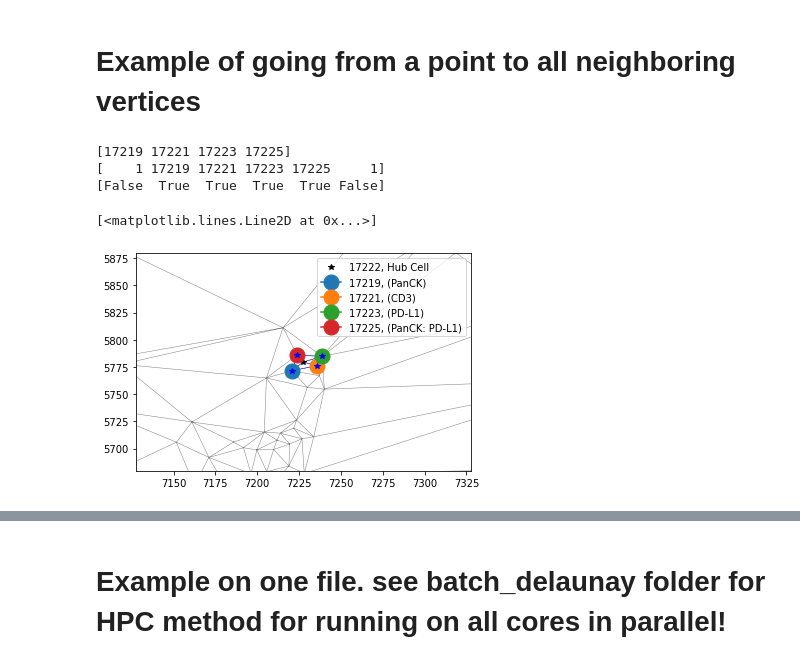
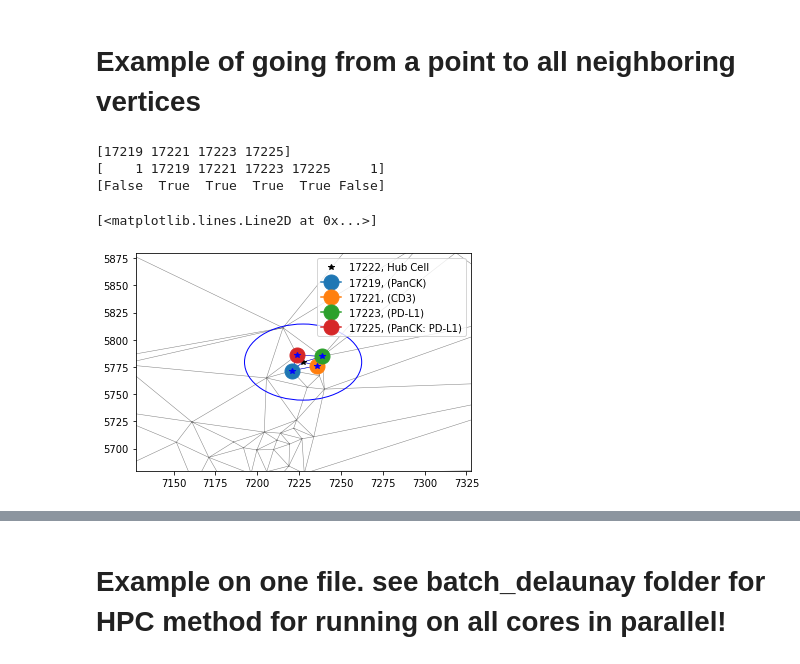
Before and after one commit to KidElectric/inform_vectra_tools, a Jupyter notebook: delaunay/03_qupath_delaunay.ipynb, the cells around one changed output, grey strips where cells are left out. Cells and saved outputs as stored; diff of their text form; code cells hidden in the pictures.

```diff
--- a/delaunay/03_qupath_delaunay.ipynb
+++ b/delaunay/03_qupath_delaunay.ipynb
@@ -166,12 +180,15 @@ multi_label_types = {# T-Cell definitions
                     }
 # %%
-df = vecUtils.vectra_if_types_to_cell_types(df,
+df = vecUtils.vectra_if_types_to_cell_types(df.copy(),
                                  multi_label_dict= multi_label_types,
                                  col_dict={'tissue_col': 'Parent',
                                             'cell_col': 'Class',
                                             'cell_x_pos' : 'Centroid X µm',
                                             'cell_y_pos' : 'Centroid Y µm'},
-                                 verbose = True
+                                 verbose = True,
+                                 type_adds_tissue = True,
+                                 exclusive = False,
+                                 output_cell_type_col = 'cell_type',
                                 )
 df.cell_type.unique()
 # %% [output]
@@ -316,7 +354,6 @@ plt.show()
 # %% [markdown]
 # Example of going from a point to all neighboring vertices
 # %%
-
 vert = 17222
 plt.plot(tri.points[vert,0],tri.points[vert,1],'k*',
         label='%d, Hub Cell' % vert)
@@ -350,34 +387,34 @@ xmax = xmin+ win
 
 ymin = tri.points[vert,1] - (win/2)
 ymax = ymin+ win
 plt.xlim([xmin,xmax])
 plt.ylim([ymin,ymax])
 
 radius = 35
 scale = 1# 0.4972 # * 10
 #Test that logical index order maps correctly:
 all_verts = np.concatenate((np.array([1]),
                             all_verts,
                             np.array([1])))
 print(all_verts)
 
 is_neighbor, dist = delHelpers.cell_dist_criterion(tri.points[vert],
                                   tri.points[all_verts],
                                   radius = radius,
                                   scale = scale)
 print(is_neighbor)
-# tls.plot_circle(tri.points[vert],
-#                 radius/scale, #Scale micron to pixels
-#                 plt.gca())
+vectra.plot_circle(tri.points[vert],
+                radius/scale, #Scale micron to pixels
+                plt.gca())
 is_neighbor,dist = delHelpers.cell_dist_criterion(tri.points[vert],
                                   tri.points[all_verts],
                                   radius = radius)
 plt.plot(tri.points[all_verts[is_neighbor],0],
          tri.points[all_verts[is_neighbor],1],
          'b*')
 # %% [output]
 [17219 17221 17223 17225]
 [    1 17219 17221 17223 17225     1]
 [False  True  True  True  True False]
 [<matplotlib.lines.Line2D at 0x...>]
-[figure, old version]
+[figure, new version]
```
Also changed, not shown: parts of 19 cells of this notebook, 3 other files.
